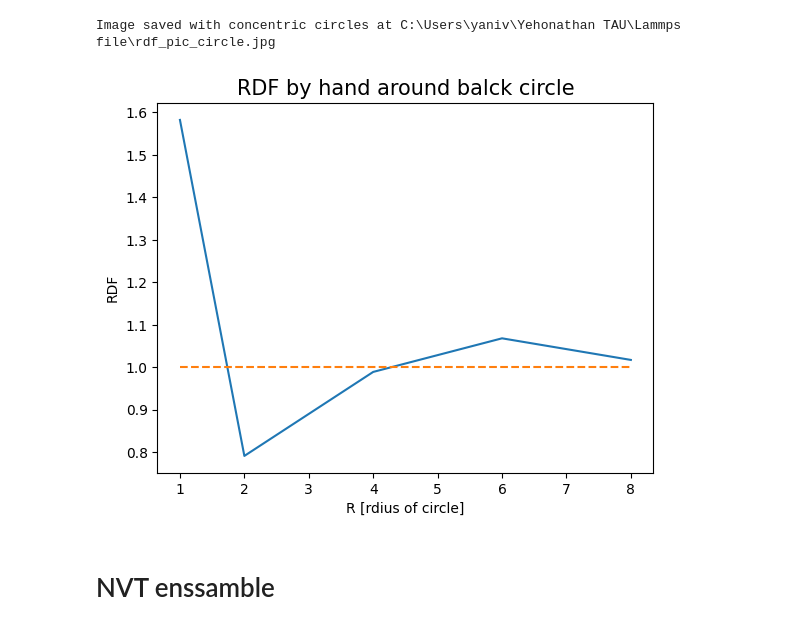
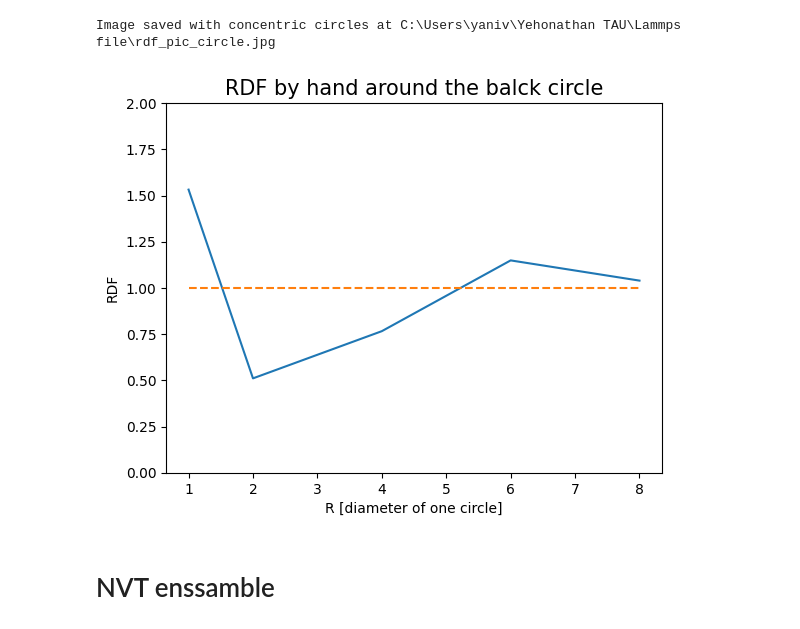
Before and after one commit to YehonathanBarda/Advenced_PhyChemLab2, a Jupyter notebook: MD/MD_run.ipynb, the cells around one changed output. Cells and saved outputs as stored; diff of their text form; code cells hidden in the pictures.

```diff
--- a/MD/MD_run.ipynb
+++ b/MD/MD_run.ipynb
@@ -176,16 +176,17 @@ draw_concentric_circles(image_path, center, r, N, output_path = os.path.join(res
 Image saved with concentric circles at C:\Users\yaniv\Yehonathan TAU\Lammps file\rdf_pic_circle.jpg
 # %%
 rdf_file = r'C:\Users\yaniv\Yehonathan TAU\Advenced_PhyChemLab2\MD\rdf by hand.xlsx'
-rdf_df = pd.read_excel(rdf_file)
+rdf_df = pd.read_excel(rdf_file, sheet_name='Sheet1 (3)')
 rdf_df = rdf_df.dropna()
 plt.plot(rdf_df['radius'], rdf_df['rdf'])
 plt.hlines(1,1,8, ls='dashed', colors='tab:orange')
-plt.xlabel('R [rdius of circle]')
+plt.xlabel('R [diameter of one circle]')
 plt.ylabel('RDF')
-plt.title('RDF by hand around balck circle', fontsize=15)
+plt.title('RDF by hand around the balck circle', fontsize=15)
+plt.ylim(0,2)
 plt.show()
 # %% [output]
-[figure, old version]
+[figure, new version]
 # %% [markdown]
 # NVT enssamble
 # %% [markdown]
```
Also changed, not shown: parts of 9 cells of this notebook, 2 other files.
